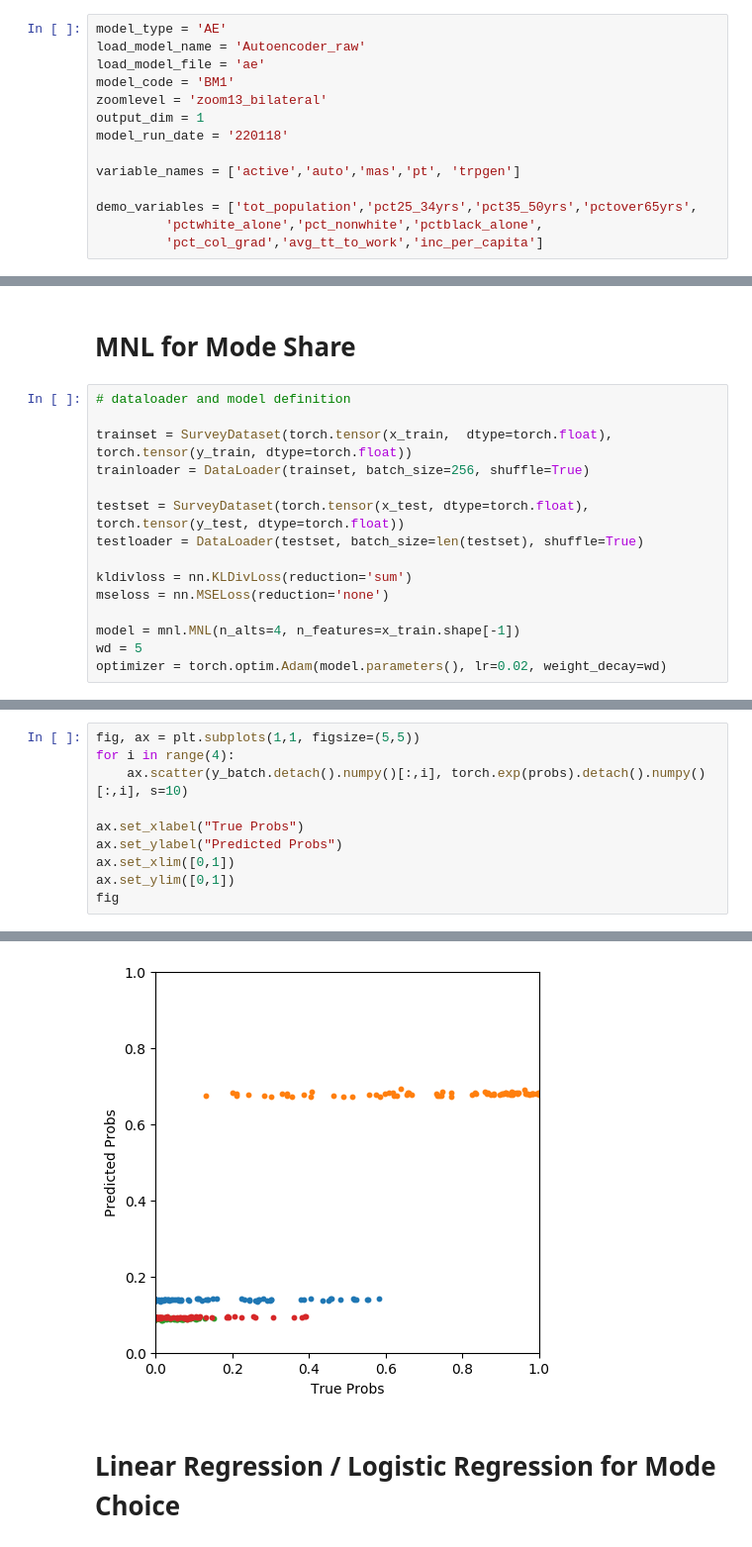
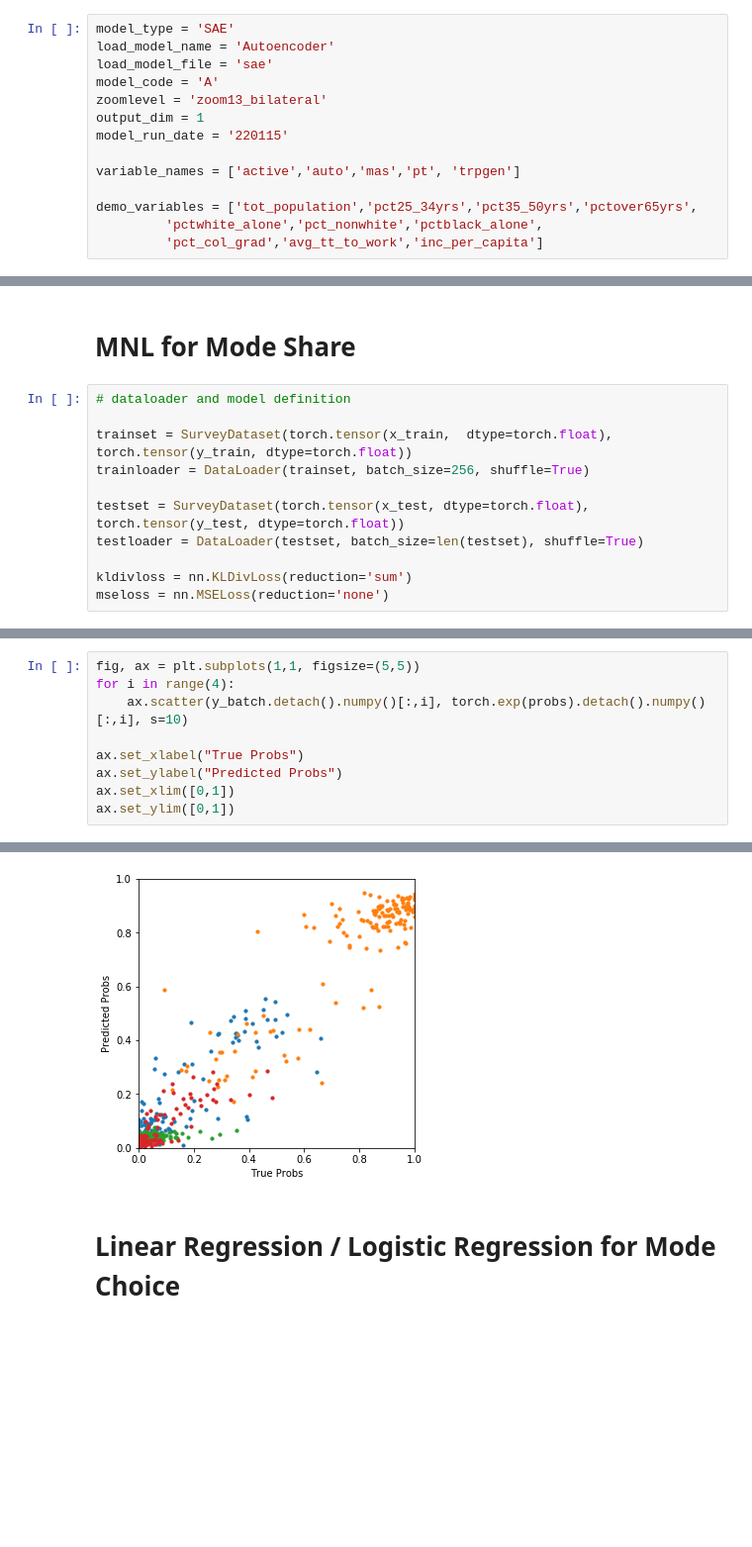
Before and after one commit to sunnyqywang/demand_image, a Jupyter notebook: PMA_1_regression.ipynb, the cells around one changed output, grey strips where cells are left out. Shown: that part at 99% size. Saved outputs shown, nothing was run; the diff lists cells and outputs as text; blank space fills up the shorter version.

Commit message:
fix mnl, add model PMA_2 where demo is input

```diff
--- a/PMA_1_regression.ipynb
+++ b/PMA_1_regression.ipynb
@@ -31,11 +33,11 @@ import statsmodels.api as sm
 # %%
-model_type = 'AE'
-load_model_name = 'Autoencoder_raw'
-load_model_file = 'ae'
-model_code = 'BM1'
+model_type = 'SAE'
+load_model_name = 'Autoencoder'
+load_model_file = 'sae'
+model_code = 'A'
 zoomlevel = 'zoom13_bilateral'
 output_dim = 1
-model_run_date = '220118'
+model_run_date = '220115'
 
 variable_names = ['active','auto','mas','pt', 'trpgen']
 
@@ -87,8 +89,4 @@ testloader = DataLoader(testset, batch_size=len(testset), shuffle=True)
 
 kldivloss = nn.KLDivLoss(reduction='sum')
 mseloss = nn.MSELoss(reduction='none')
-
-model = mnl.MNL(n_alts=4, n_features=x_train.shape[-1])
-wd = 5
-optimizer = torch.optim.Adam(model.parameters(), lr=0.02, weight_decay=wd)
 # %%
@@ -208,5 +240,4 @@ ax.set_xlabel("True Probs")
 ax.set_ylabel("Predicted Probs")
 ax.set_xlim([0,1])
 ax.set_ylim([0,1])
-fig
 # %% [output]
@@ -213,4 +245,4 @@ fig
-[figure, old version]
+[figure, new version]
 # %% [markdown]
 # Linear Regression / Logistic Regression for Mode Choice
 # %%
```
Also changed, not shown: parts of 7 cells of this notebook, 3 other files.
